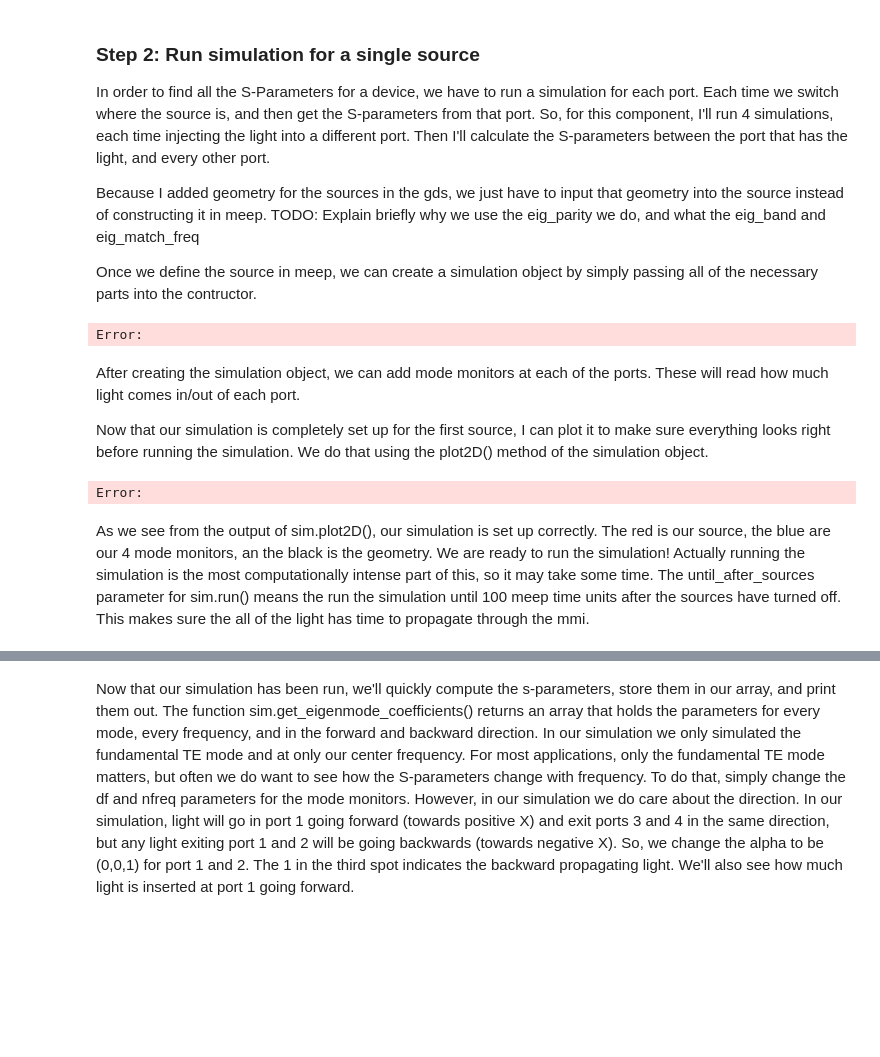
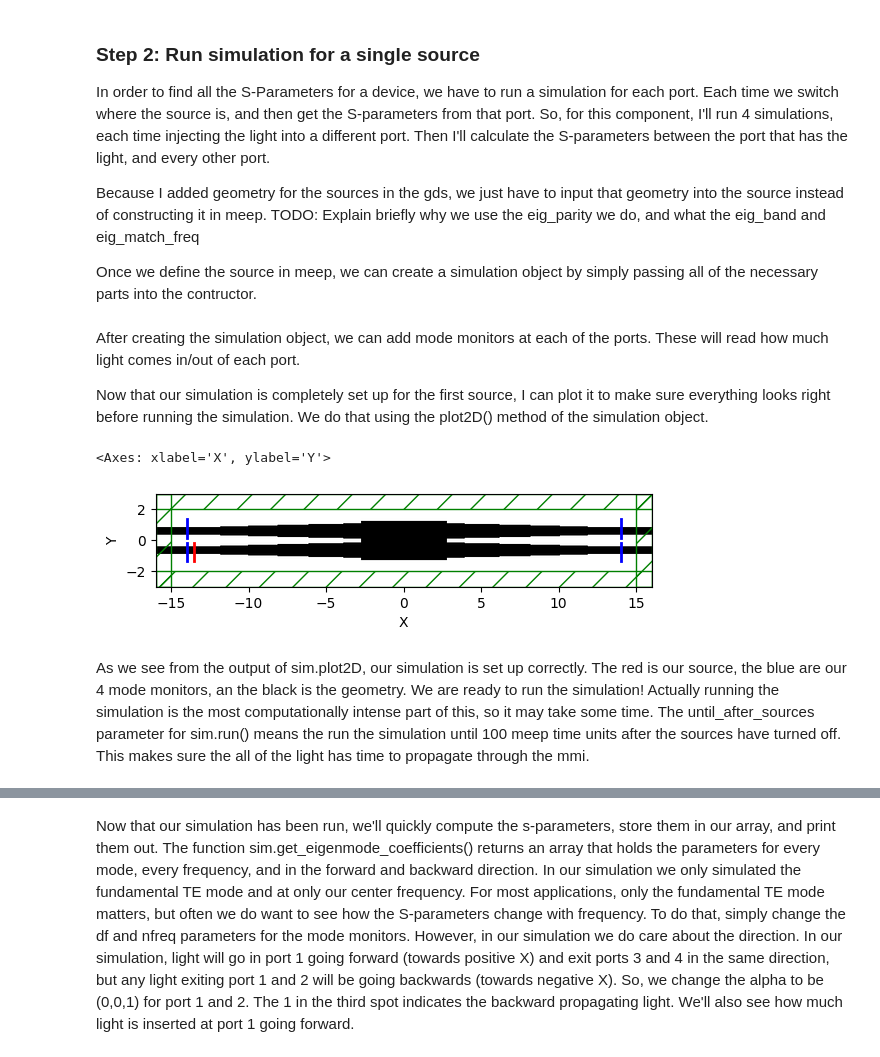
Before and after one commit to BYUCamachoLab/Photonics-Bootcamp, a Jupyter notebook: book/pages/scattering_parameters.ipynb, the cells around one changed output, grey strips where cells are left out. Cells and saved outputs as stored; diff of their text form; code cells hidden in the pictures; blank space fills up the shorter version.

Commit message:
update for new version of meep which can't use the meep gds reader functions

```diff
--- a/book/pages/scattering_parameters.ipynb
+++ b/book/pages/scattering_parameters.ipynb
@@ -118,0 +90,18 @@ Error:
+# %%
+from gdsfactory.technology import LayerLevel, LayerStack
+layers = dict(core=LayerLevel(
+            layer=(1,0),
+            thickness=t_Si,
+            zmin=0.0,
+            material="si",
+            mesh_order=2,
+            sidewall_angle=0,
+            width_to_z=0.5,
+            orientation="100",)
+              )
+layer_stack = LayerStack(layers=layers)
+
+mmi_comp = import_gds(gds_file)
+geometry = get_meep_geometry_from_component(mmi_comp, is_3d=sim_is_3D, wavelength=lcen, layer_stack=layer_stack)
+# Use this to modify the material of the loaded geometry if needed.
+# geometry = [mp.Prism(geom.vertices, geom.height, geom.axis, geom.center, material=mp.Medium(index=3.45)) for geom in geometry]
@@ -130,43 +145,43 @@ Once we define the source in meep, we can create a simulation object by simply p
 sources = [
     mp.EigenModeSource(
             src = mp.GaussianSource(fcen, fwidth=df),
-            size=source1.size, # Here we input the geometry for our first source
-            center=source1.center,
+            volume=source1,
             eig_band=1,
-            eig_parity = mp.NO_PARITY if 3D else mp.EVEN_Y + mp.ODD_Z,
+            eig_parity = mp.NO_PARITY if sim_is_3D else mp.EVEN_Y + mp.ODD_Z,
             eig_match_freq = True,
-
     )
 ]
 
 # Create Simulation
 sim = mp.Simulation(
     resolution=res, # The resolution, defined further up
-    cell_size=cell.size, # The cell size, taken from the gds
+    cell_size=cell, # The cell size, taken from the gds
     boundary_layers=[mp.PML(dpml)], # the perfectly matched layers, with a diameter as defined above
     sources = sources, # The source(s) we just defined
-    geometry = geometry # The geometry, from above
+    geometry = geometry, # The geometry, from above
+    default_material=mp.Medium(index=1.444)
 )
-# %% [output]
-Error:
 # %% [markdown]
 After creating the simulation object, we can add mode monitors at each of the ports. These will read how much light comes in/out of each port.
 
 Now that our simulation is completely set up for the first source, I can plot it to make sure everything looks right before running the simulation. We do that using the plot2D() method of the simulation object.
 # %%
-# Adds mode monitors at each of the ports to track the energy that goes in or out, then adds them to a list
-modeMonitors = []
-modeMonitors.append(sim.add_mode_monitor(fcen, 0,1, mp.ModeRegion(volume=port1))) # Adds mode monitor for the frequency fcen, at only that frequency
-modeMonitors.append(sim.add_mode_monitor(fcen, 0,1, mp.ModeRegion(volume=port2)))
-modeMonitors.append(sim.add_mode_monitor(fcen, 0,1, mp.ModeRegion(volume=port3)))
-modeMonitors.append(sim.add_mode_monitor(fcen, 0,1, mp.ModeRegion(volume=port4)))
+# Adds mode monitors at each of the ports to track the energy that goes in or out
+modeMonitors = [
+    sim.add_mode_monitor(fcen, 0,1, mp.ModeRegion(volume=port1)),
+    sim.add_mode_monitor(fcen, 0,1, mp.ModeRegion(volume=port2)),
+    sim.add_mode_monitor(fcen, 0,1, mp.ModeRegion(volume=port3)),
+    sim.add_mode_monitor(fcen, 0,1, mp.ModeRegion(volume=port4))
+]
 
 # Plot the simulation
-sim.plot2D() # No parameters are needed for a 2D simulation.
+plot_plane = mp.Volume(center=mp.Vector3(z=0.2), size=mp.Vector3(cell.x, cell.y, 0))
+sim.plot2D(output_plane=plot_plane if sim_is_3D else None) # No parameters are needed for a 2D simulation.
 # %% [output]
-Error:
+<Axes: xlabel='X', ylabel='Y'>
+[figure, added]
 # %% [markdown]
-As we see from the output of sim.plot2D(), our simulation is set up correctly. The red is our source, the blue are our 4 mode monitors, an the black is the geometry. We are ready to run the simulation! Actually running the simulation is the most computationally intense part of this, so it may take some time. The until_after_sources parameter for sim.run() means the run the simulation until 100 meep time units after the sources have turned off. This makes sure the all of the light has time to propagate through the mmi.
+As we see from the output of sim.plot2D, our simulation is set up correctly. The red is our source, the blue are our 4 mode monitors, an the black is the geometry. We are ready to run the simulation! Actually running the simulation is the most computationally intense part of this, so it may take some time. The until_after_sources parameter for sim.run() means the run the simulation until 100 meep time units after the sources have turned off. This makes sure the all of the light has time to propagate through the mmi.
 # %%
 # Runs the simulation
 sim.run(until_after_sources=100)
```
Also changed, not shown: parts of 11 cells of this notebook, 1 other file.
